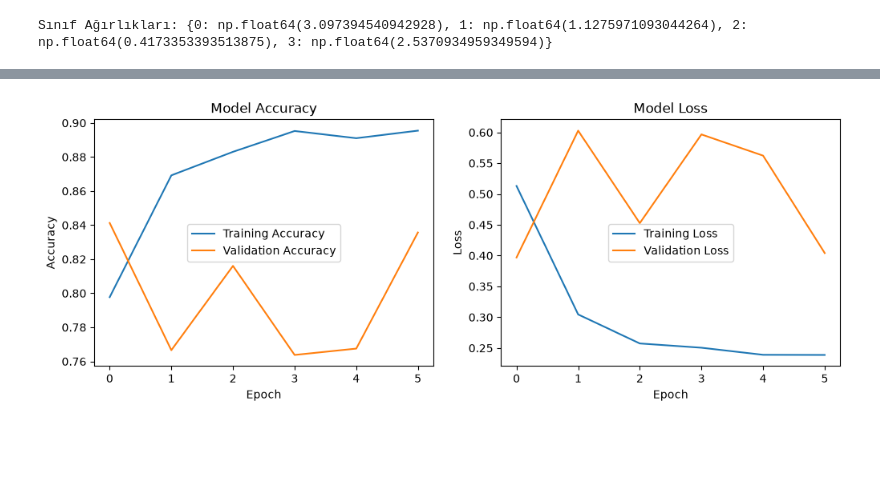
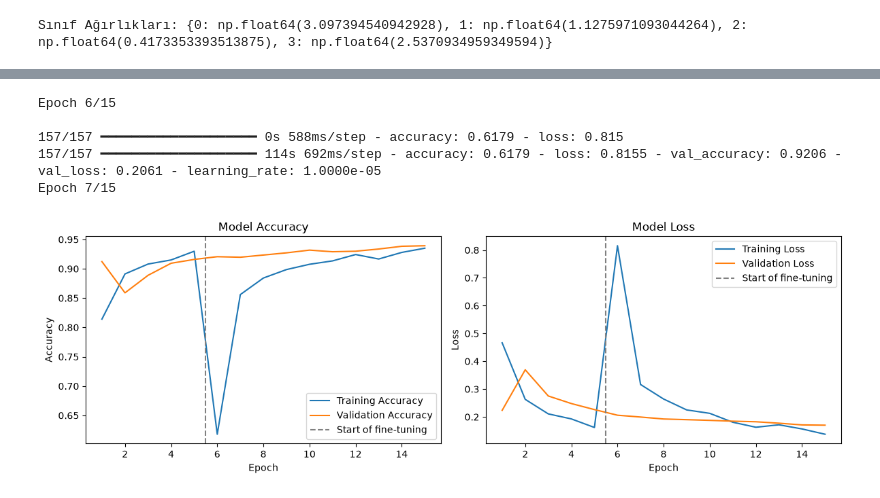
Before and after one commit to ferhatolmez/PredictionOfChestDiseaseFromX-Ray, a Jupyter notebook: göğüs röntgeninden viral enfeksiyon tespiti.ipynb, the cells around one changed output, grey strips where cells are left out. Saved outputs shown, nothing was run; the diff lists cells and outputs as text; code cells hidden in the pictures; blank space fills up the shorter version.

```diff
--- a/göğüs röntgeninden viral enfeksiyon tespiti.ipynb
+++ b/göğüs röntgeninden viral enfeksiyon tespiti.ipynb
@@ -452,19 +468,19 @@ print("Sınıf Ağırlıkları:", class_weights_dict)
 # %% [output]
 Sınıf Ağırlıkları: {0: np.float64(3.097394540942928), 1: np.float64(1.1275971093044264), 2: np.float64(0.4173353393513875), 3: np.float64(2.5370934959349594)}
 # %%
-# Callback'ler (Eğitimi İzleme ve Erken Durdurma)
-# EarlyStopping ve ModelCheckpoint 'val_loss'u VALIDATION setinden okur;
+# 1. AŞAMA: sadece sınıflandırma katmanlarının eğitimi (backbone donuk)
+# EarlyStopping, ReduceLROnPlateau ve ModelCheckpoint 'val_loss'u VALIDATION setinden okur;
 # test seti eğitim/model seçimi sırasında hiç kullanılmaz.
 callbacks = [
-    EarlyStopping(monitor='val_loss', patience=5, restore_best_weights=True),
+    EarlyStopping(monitor='val_loss', patience=4, restore_best_weights=True),
+    ReduceLROnPlateau(monitor='val_loss', factor=0.5, patience=2, min_lr=1e-6),
     ModelCheckpoint('Best_Model_On_Partial.keras', save_best_only=True, monitor='val_loss', mode='min')
 ]
 
-# Modeli Eğitme
 history = model.fit(
-    datagen.flow(X_train_shaped, y_train_one_hot, batch_size=32),
+    datagen.flow(X_train_shaped, y_train_one_hot, batch_size=32, seed=42),
     validation_data=(X_val_shaped, y_val_one_hot),  # test DEĞİL, validation seti
-    epochs=20, # İsteğe göre artırılabilir
+    epochs=15,
     class_weight=class_weights_dict,
     callbacks=callbacks
 )
@@ -477,24 +497,56 @@ Epoch 2/20
+# %%
+# 2. AŞAMA: FINE-TUNING (backbone'un son 30 katmanı açılır)
+base_model.trainable = True
+for layer in base_model.layers[:-30]:
+    layer.trainable = False
+
+# Çok küçük öğrenme oranı: ön eğitimli özellikler bozulmadan X-ray'e uyarlanır
+model.compile(optimizer=Adam(learning_rate=1e-5),
+              loss='categorical_crossentropy',
+              metrics=['accuracy'])
+
+ft_callbacks = [
+    EarlyStopping(monitor='val_loss', patience=4, restore_best_weights=True),
+    ReduceLROnPlateau(monitor='val_loss', factor=0.5, patience=2, min_lr=1e-7),
+    ModelCheckpoint('Best_Model_On_Partial.keras', save_best_only=True, monitor='val_loss', mode='min',
+                    initial_value_threshold=min(history.history['val_loss']))
+]
+
+phase1_epochs = len(history.history['loss'])
+history_ft = model.fit(
+    datagen.flow(X_train_shaped, y_train_one_hot, batch_size=32, seed=42),
+    validation_data=(X_val_shaped, y_val_one_hot),
+    epochs=phase1_epochs + 10,
+    initial_epoch=phase1_epochs,
+    class_weight=class_weights_dict,
+    callbacks=ft_callbacks
+)
+# %% [output]
+Epoch 6/15
+
+157/157 ━━━━━━━━━━━━━━━━━━━━ 0s 588ms/step - accuracy: 0.6179 - loss: 0.815
+157/157 ━━━━━━━━━━━━━━━━━━━━ 114s 692ms/step - accuracy: 0.6179 - loss: 0.8155 - val_accuracy: 0.9206 - val_loss: 0.2061 - learning_rate: 1.0000e-05
+Epoch 7/15
 # %%
-# VISUALIZING TRAINING RESULTS
+# VISUALIZING TRAINING RESULTS (both phases)
+hist = {k: history.history[k] + history_ft.history[k]
+        for k in ['accuracy', 'val_accuracy', 'loss', 'val_loss']}
+epochs_range = range(1, len(hist['loss']) + 1)
+
 plt.figure(figsize=(12, 4))
-plt.subplot(1, 2, 1)
-plt.plot(history.history['accuracy'], label='Training Accuracy')
-plt.plot(history.history['val_accuracy'], label='Validation Accuracy')
-plt.title('Model Accuracy')
-plt.xlabel('Epoch')
-plt.ylabel('Accuracy')
-plt.legend()
-
-plt.subplot(1, 2, 2)
-plt.plot(history.history['loss'], label='Training Loss')
-plt.plot(history.history['val_loss'], label='Validation Loss')
-plt.title('Model Loss')
-plt.xlabel('Epoch')
-plt.ylabel('Loss')
-plt.legend()
+for i, (metric, title) in enumerate([('accuracy', 'Model Accuracy'), ('loss', 'Model Loss')], start=1):
+    plt.subplot(1, 2, i)
+    plt.plot(epochs_range, hist[metric], label=f'Training {metric.capitalize()}')
+    plt.plot(epochs_range, hist['val_' + metric], label=f'Validation {metric.capitalize()}')
+    plt.axvline(phase1_epochs + 0.5, color='gray', linestyle='--', label='Start of fine-tuning')
+    plt.title(title)
+    plt.xlabel('Epoch')
+    plt.ylabel(metric.capitalize())
+    plt.legend()
+plt.tight_layout()
 plt.show()
 # %% [output]
-[figure, old version]
+[figure, new version]
 # %%
 # MODEL DEĞERLENDİRMESİ
 # Test seti sadece burada, en sonda bir kez kullanılır (model daha önce hiç görmedi).
```
Also changed, not shown: parts of 6 cells of this notebook, 2 other files.
